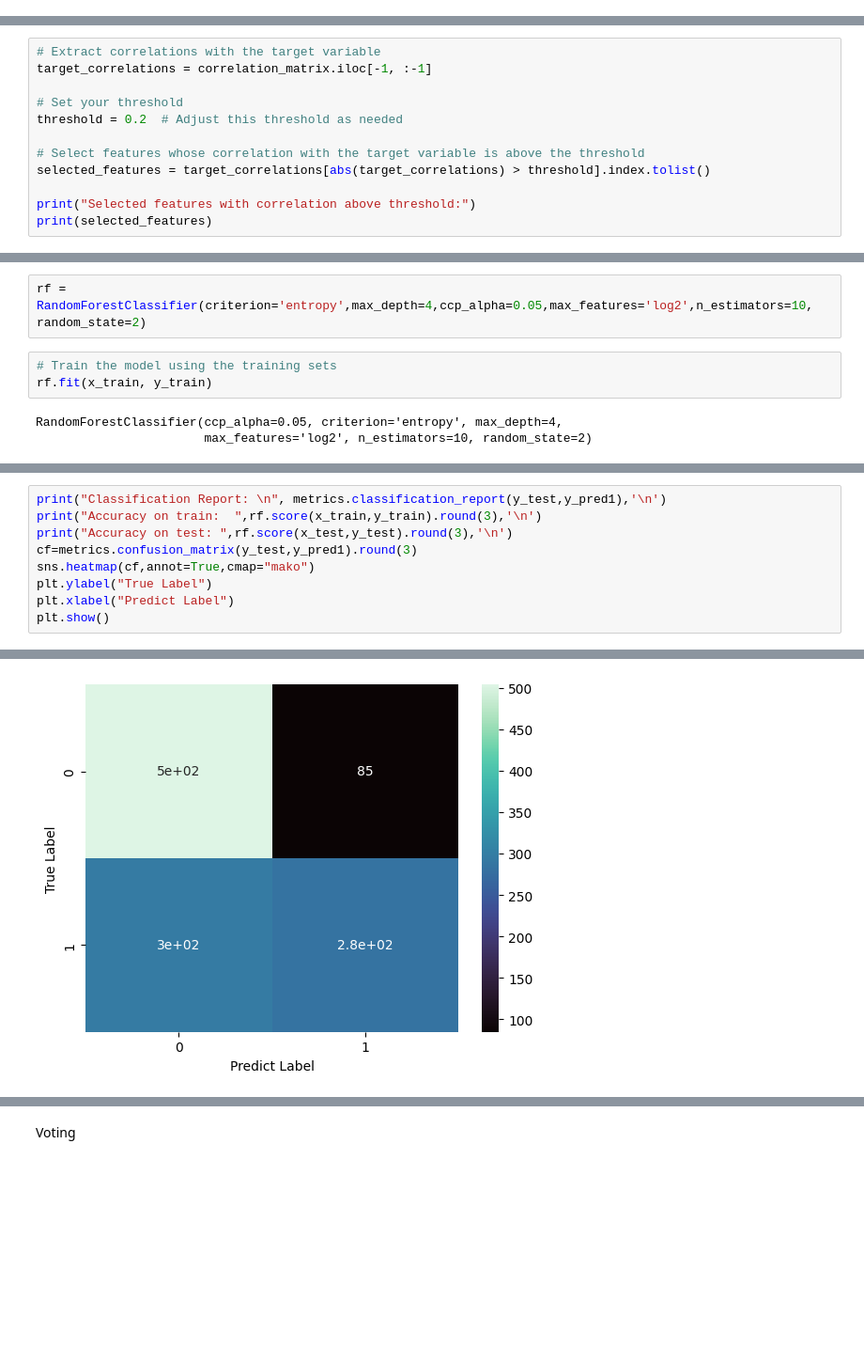
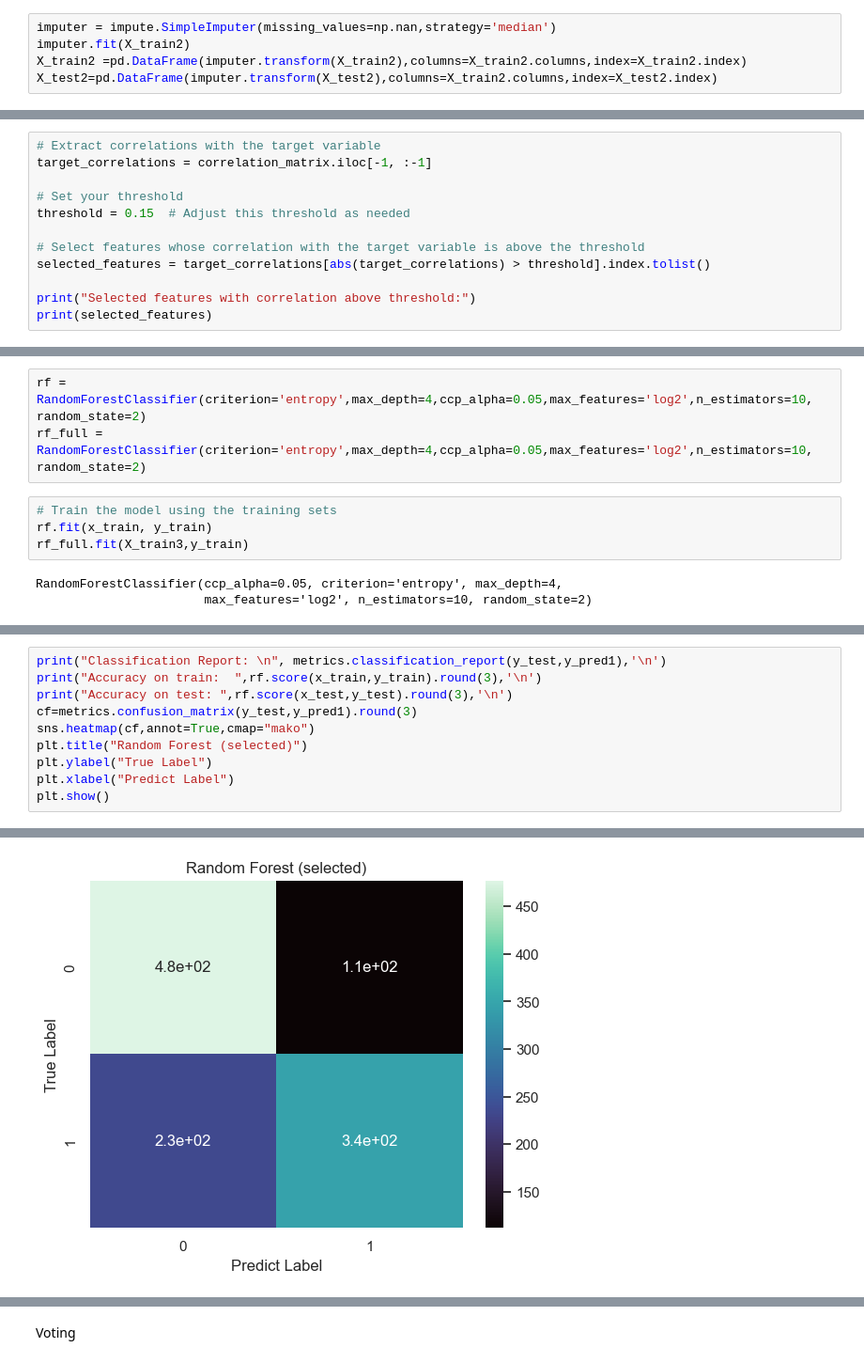
Before and after one commit to GemsLoveNLP/BigData, a Jupyter notebook: Week11/6438169421_Week11.ipynb, the cells around one changed output, grey strips where cells are left out. Shown: that part at 94% size. Cells and saved outputs as stored; diff of their text form; blank space fills up the shorter version.

```diff
--- a/Week11/6438169421_Week11.ipynb
+++ b/Week11/6438169421_Week11.ipynb
@@ -367,0 +367,5 @@ dtype: int64
+# %%
+imputer = impute.SimpleImputer(missing_values=np.nan,strategy='median')
+imputer.fit(X_train2)
+X_train2 =pd.DataFrame(imputer.transform(X_train2),columns=X_train2.columns,index=X_train2.index)
+X_test2=pd.DataFrame(imputer.transform(X_test2),columns=X_train2.columns,index=X_test2.index)
@@ -466,7 +483,7 @@ correlation_matrix
 target_correlations = correlation_matrix.iloc[-1, :-1]
 
 # Set your threshold
-threshold = 0.2  # Adjust this threshold as needed
+threshold = 0.15  # Adjust this threshold as needed
 
 # Select features whose correlation with the target variable is above the threshold
 selected_features = target_correlations[abs(target_correlations) > threshold].index.tolist()
@@ -529,9 +588,11 @@ dtype: int64
 Random Forest
 # %%
 rf = RandomForestClassifier(criterion='entropy',max_depth=4,ccp_alpha=0.05,max_features='log2',n_estimators=10, random_state=2)
+rf_full = RandomForestClassifier(criterion='entropy',max_depth=4,ccp_alpha=0.05,max_features='log2',n_estimators=10, random_state=2)
 # %%
 # Train the model using the training sets
 rf.fit(x_train, y_train)
+rf_full.fit(X_train3,y_train)
 # %% [output]
 RandomForestClassifier(ccp_alpha=0.05, criterion='entropy', max_depth=4,
                        max_features='log2', n_estimators=10, random_state=2)
@@ -555,6 +640,7 @@ print("Accuracy on train:  ",rf.score(x_train,y_train).round(3),'\n')
 print("Accuracy on test: ",rf.score(x_test,y_test).round(3),'\n')
 cf=metrics.confusion_matrix(y_test,y_pred1).round(3)
 sns.heatmap(cf,annot=True,cmap="mako")
+plt.title("Random Forest (selected)")
 plt.ylabel("True Label")
 plt.xlabel("Predict Label")
 plt.show()
@@ -576 +662 @@ Accuracy on test:  0.675
-[figure, old version]
+[figure, new version]
```
Also changed, not shown: parts of 44 cells of this notebook, 1 other file.
